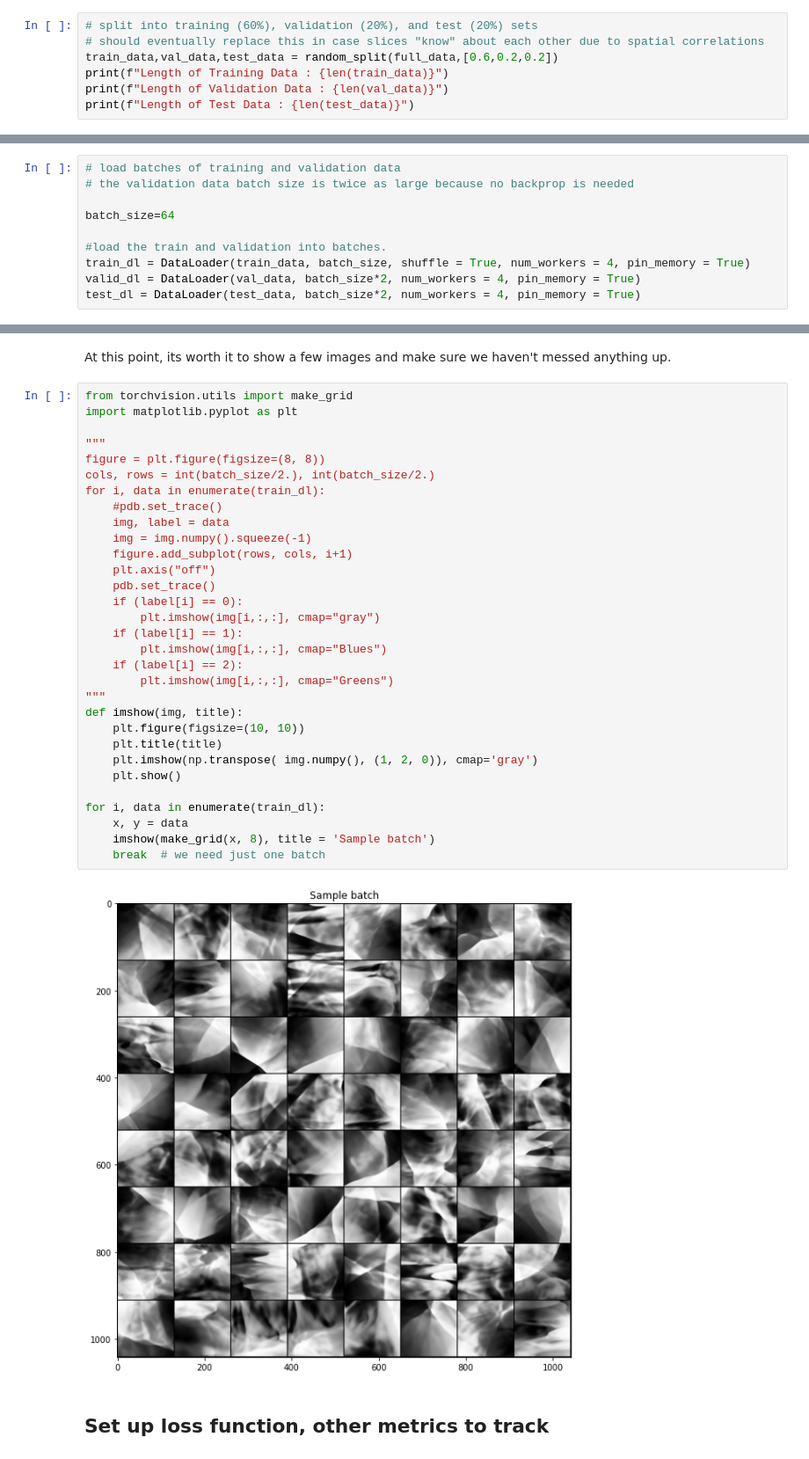
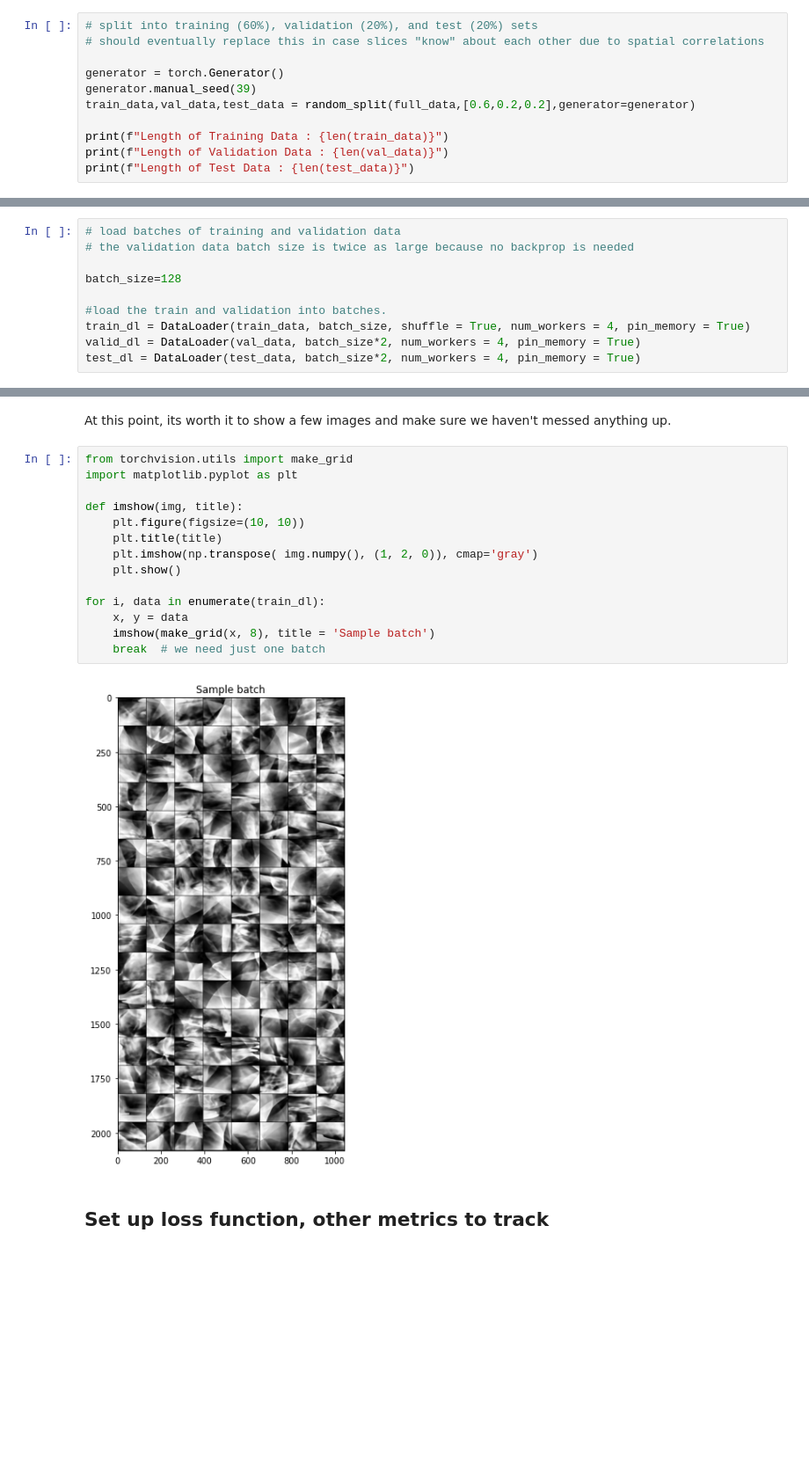
Before and after one commit to bustardchad/ML_Turb, a Jupyter notebook: train_CNN.ipynb, the cells around one changed output, grey strips where cells are left out. Shown at 88% size. Saved outputs shown, nothing was run; the diff lists cells and outputs as text; blank space fills up the shorter version.

```diff
--- a/train_CNN.ipynb
+++ b/train_CNN.ipynb
@@ -118,7 +114,11 @@ Generate a well-balanced split of training, validation, and test sets
 # %%
 # split into training (60%), validation (20%), and test (20%) sets
 # should eventually replace this in case slices "know" about each other due to spatial correlations
-train_data,val_data,test_data = random_split(full_data,[0.6,0.2,0.2])
+
+generator = torch.Generator()
+generator.manual_seed(39)
+train_data,val_data,test_data = random_split(full_data,[0.6,0.2,0.2],generator=generator)
+
 print(f"Length of Training Data : {len(train_data)}")
 print(f"Length of Validation Data : {len(val_data)}")
 print(f"Length of Test Data : {len(test_data)}")
@@ -130,7 +130,7 @@ Length of Test Data : 4915
 # load batches of training and validation data
 # the validation data batch size is twice as large because no backprop is needed
 
-batch_size=64
+batch_size=128
 
 #load the train and validation into batches.
 train_dl = DataLoader(train_data, batch_size, shuffle = True, num_workers = 4, pin_memory = True)
@@ -179,36 +179,19 @@ At this point, its worth it to show a few images and make sure we haven't messed
 # %%
 from torchvision.utils import make_grid
 import matplotlib.pyplot as plt
 
-"""
-figure = plt.figure(figsize=(8, 8))
-cols, rows = int(batch_size/2.), int(batch_size/2.)
-for i, data in enumerate(train_dl):
-    #pdb.set_trace()
-    img, label = data
-    img = img.numpy().squeeze(-1)
-    figure.add_subplot(rows, cols, i+1)
-    plt.axis("off")
-    pdb.set_trace()
-    if (label[i] == 0):
-        plt.imshow(img[i,:,:], cmap="gray")
-    if (label[i] == 1):
-        plt.imshow(img[i,:,:], cmap="Blues")
-    if (label[i] == 2):
-        plt.imshow(img[i,:,:], cmap="Greens")
-"""
 def imshow(img, title):
     plt.figure(figsize=(10, 10))
     plt.title(title)
     plt.imshow(np.transpose( img.numpy(), (1, 2, 0)), cmap='gray')
     plt.show()
 
 for i, data in enumerate(train_dl):
     x, y = data
     imshow(make_grid(x, 8), title = 'Sample batch')
     break  # we need just one batch
 # %% [output]
-[figure, old version]
+[figure, new version]
 # %% [markdown]
 ## Set up loss function, other metrics to track
 # %%
```
Also changed, not shown: parts of 17 cells of this notebook.
